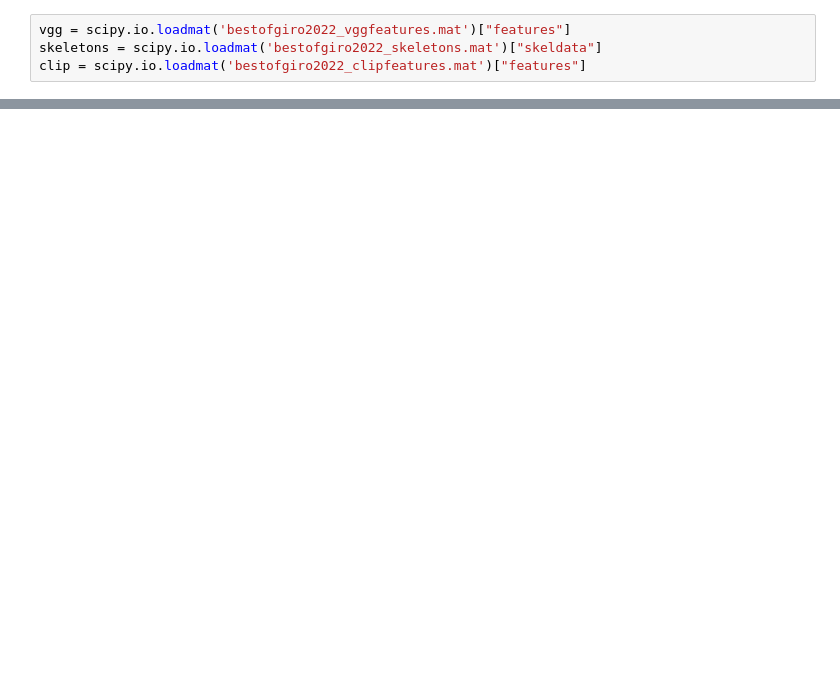
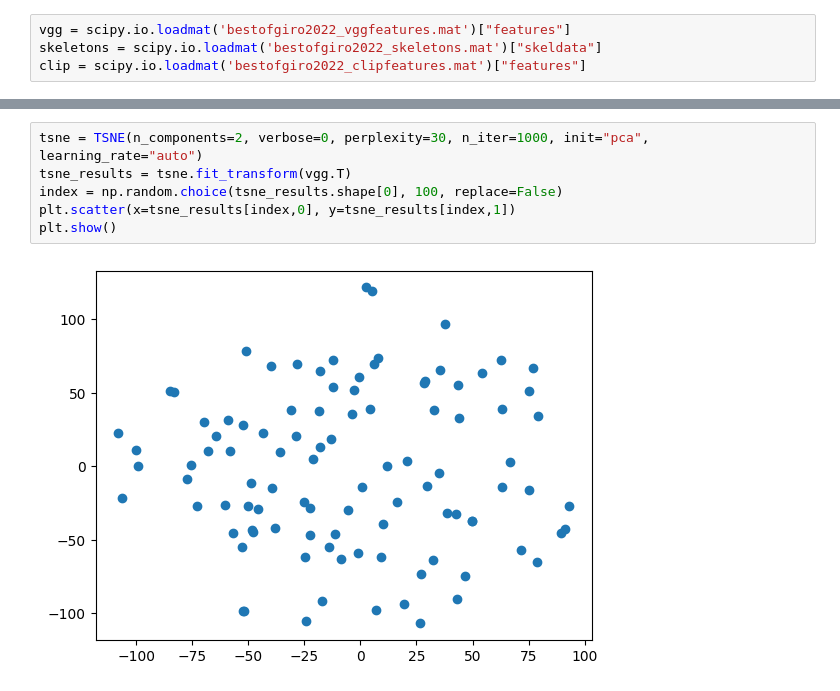
Before and after one commit to Duarte-leao/Processing_Big_Data, a Jupyter notebook: eda.ipynb, the cells around one changed output, grey strips where cells are left out. Cells and saved outputs as stored; diff of their text form; blank space fills up the shorter version.

```diff
--- a/eda.ipynb
+++ b/eda.ipynb
@@ -18,0 +39,8 @@ plt.show()
+# %%
+tsne = TSNE(n_components=2, verbose=0, perplexity=30, n_iter=1000, init="pca", learning_rate="auto")
+tsne_results = tsne.fit_transform(vgg.T)
+index = np.random.choice(tsne_results.shape[0], 100, replace=False)
+plt.scatter(x=tsne_results[index,0], y=tsne_results[index,1])
+plt.show()
+# %% [output]
+[figure, added]
```
Also changed, not shown: parts of 17 cells of this notebook, 1 other file.
